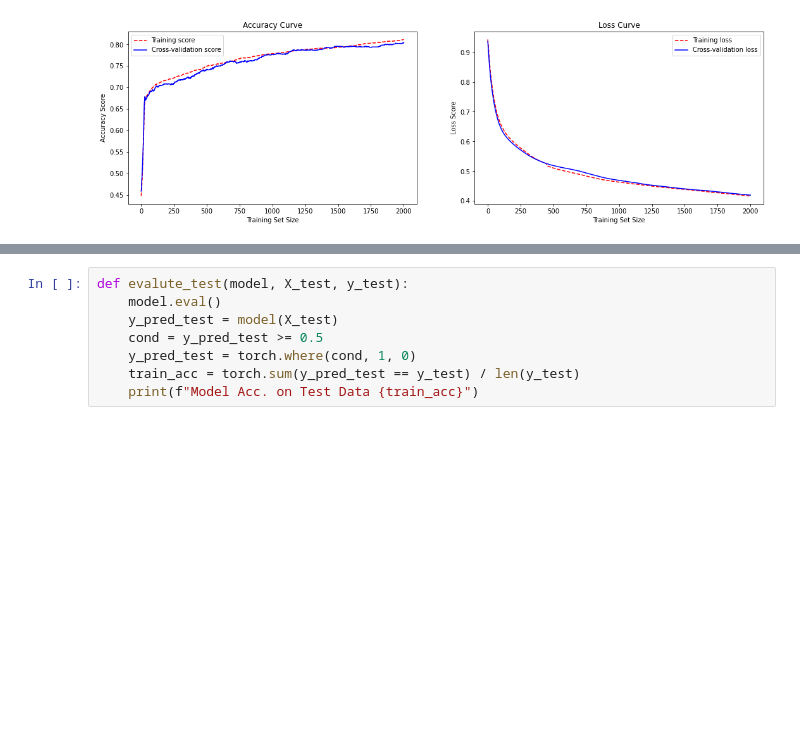
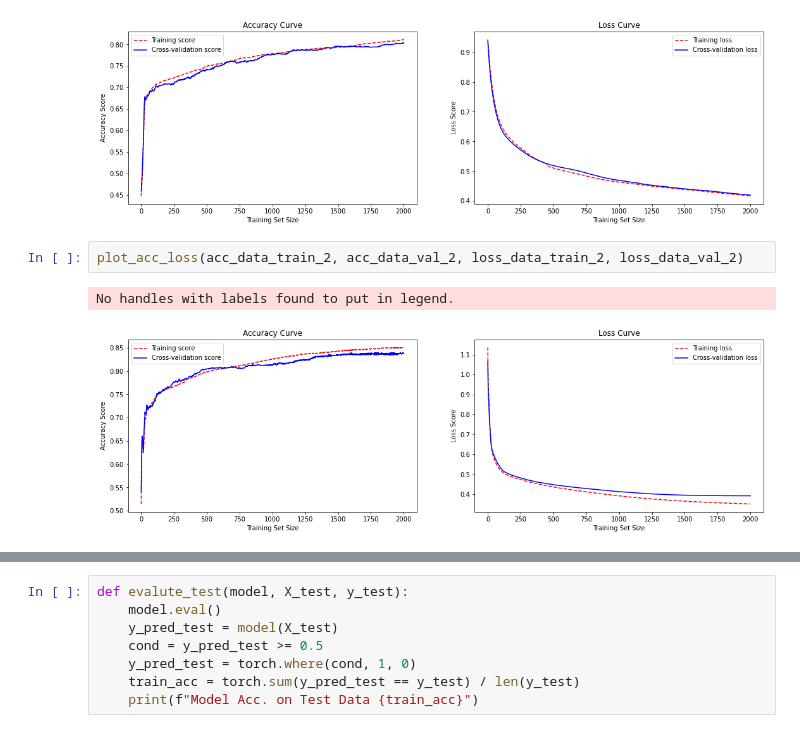
Before and after one commit to MostafaTwfiq/Classification-Models, a Jupyter notebook: model.ipynb, the cells around one changed output, grey strips where cells are left out. Saved outputs shown, nothing was run; the diff lists cells and outputs as text; blank space fills up the shorter version.

Commit message:
model&plot

```diff
--- a/model.ipynb
+++ b/model.ipynb
@@ -339,3 +339,8 @@ plot_acc_loss(acc_data_train_1, acc_data_val_1, loss_data_train_1, loss_data_val
 # %% [output]
 No handles with labels found to put in legend.
 [figure]
+# %%
+plot_acc_loss(acc_data_train_2, acc_data_val_2, loss_data_train_2, loss_data_val_2)
+# %% [output]
+No handles with labels found to put in legend.
+[figure, added]
```
Also changed, not shown: parts of 1 cell of this notebook.
